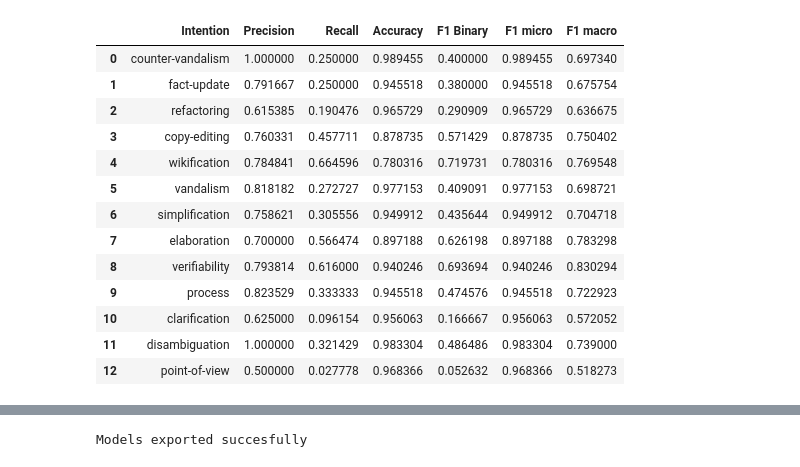
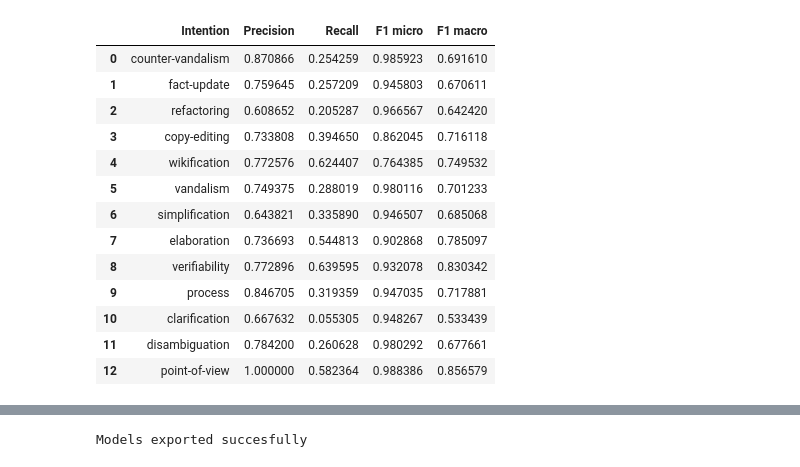
Before and after one commit to FRYoussef/TFG_Wiki, a Jupyter notebook: scripts/model_generation.ipynb, the cells around one changed output, grey strips where cells are left out. Cells and saved outputs as stored; diff of their text form; code cells hidden in the pictures.

```diff
--- a/scripts/model_generation.ipynb
+++ b/scripts/model_generation.ipynb
@@ -247,41 +409,42 @@ El próximo modelo a generar es el Random Forest.
 # %%
 base_rf_precision = []
 base_rf_recall = []
-base_rf_f1 = []
 base_rf_f1_micro = []
 base_rf_f1_macro = []
-base_rf_accuracy = []
+
 
 for intention in intentions:
 
     baseline_model = RandomForestClassifier(random_state = 64)
-    baseline_model.fit(X_train, y_train[intention])
 
-    y_pred = baseline_model.predict(X_test)
-    base_rf_precision.append(precision_score(y_test[intention], y_pred))
-    base_rf_recall.append(recall_score(y_test[intention], y_pred))
-    base_rf_f1.append(f1_score(y_test[intention], y_pred))
-    base_rf_f1_micro.append(f1_score(y_test[intention], y_pred, average = 'micro'))
-    base_rf_f1_macro.append(f1_score(y_test[intention], y_pred, average = 'macro'))
-    base_rf_accuracy.append(accuracy_score(y_test[intention], y_pred))
+    gs_rf = GridSearchCV(baseline_model,
+                      param_grid={},
+                      scoring=scoring, cv=4, refit='macro', return_train_score=True)
+    gs_rf.fit(X, y[intention])
+    results = gs_rf.cv_results_
+
+    base_rf_precision.append(results['mean_test_Precision'][gs_rf.best_index_])
+    base_rf_recall.append(results['mean_test_recall'][gs_rf.best_index_])
+    base_rf_f1_micro.append(results['mean_test_micro'][gs_rf.best_index_])
+    base_rf_f1_macro.append(results['mean_test_macro'][gs_rf.best_index_])
 
 
 base_rf_model_data = pandas.DataFrame({'Intention':intentions,'Precision':base_rf_precision, 'Recall': base_rf_recall
-                                     , 'Accuracy':base_rf_accuracy, 'F1 Binary':base_rf_f1, 'F1 micro': base_rf_f1_micro
+                                     , 'F1 micro': base_rf_f1_micro
                                      , 'F1 macro': base_rf_f1_macro })
 base_rf_model_data.head(15)
 # %% [output]
-|  | Intention | Precision | Recall | Accuracy | F1 Binary | F1 micro | F1 macro |
-| 0 | counter-vandalism | 1.000000 | 0.250000 | 0.989455 | 0.400000 | 0.989455 | 0.697340 |
-| 1 | fact-update | 0.791667 | 0.250000 | 0.945518 | 0.380000 | 0.945518 | 0.675754 |
-| 2 | refactoring | 0.615385 | 0.190476 | 0.965729 | 0.290909 | 0.965729 | 0.636675 |
-| 3 | copy-editing | 0.760331 | 0.457711 | 0.878735 | 0.571429 | 0.878735 | 0.750402 |
-| 4 | wikification | 0.784841 | 0.664596 | 0.780316 | 0.719731 | 0.780316 | 0.769548 |
-| 5 | vandalism | 0.818182 | 0.272727 | 0.977153 | 0.409091 | 0.977153 | 0.698721 |
-| 6 | simplification | 0.758621 | 0.305556 | 0.949912 | 0.435644 | 0.949912 | 0.704718 |
-| 7 | elaboration | 0.700000 | 0.566474 | 0.897188 | 0.626198 | 0.897188 | 0.783298 |
-| 8 | verifiability | 0.793814 | 0.616000 | 0.940246 | 0.693694 | 0.940246 | 0.830294 |
-| 9 | process | 0.823529 | 0.333333 | 0.945518 | 0.474576 | 0.945518 | 0.722923 |
-| 10 | clarification | 0.625000 | 0.096154 | 0.956063 | 0.166667 | 0.956063 | 0.572052 |
-| 11 | disambiguation | 1.000000 | 0.321429 | 0.983304 | 0.486486 | 0.983304 | 0.739000 |
-| 12 | point-of-view | 0.500000 | 0.027778 | 0.968366 | 0.052632 | 0.968366 | 0.518273 |
+|  | Intention | Precision | Recall | F1 micro | F1 macro |
+| 0 | counter-vandalism | 0.870866 | 0.254259 | 0.985923 | 0.691610 |
+| 1 | fact-update | 0.759645 | 0.257209 | 0.945803 | 0.670611 |
+| 2 | refactoring | 0.608652 | 0.205287 | 0.966567 | 0.642420 |
+| 3 | copy-editing | 0.733808 | 0.394650 | 0.862045 | 0.716118 |
+| 4 | wikification | 0.772576 | 0.624407 | 0.764385 | 0.749532 |
+| 5 | vandalism | 0.749375 | 0.288019 | 0.980116 | 0.701233 |
+| 6 | simplification | 0.643821 | 0.335890 | 0.946507 | 0.685068 |
+| 7 | elaboration | 0.736693 | 0.544813 | 0.902868 | 0.785097 |
+| 8 | verifiability | 0.772896 | 0.639595 | 0.932078 | 0.830342 |
+| 9 | process | 0.846705 | 0.319359 | 0.947035 | 0.717881 |
+| 10 | clarification | 0.667632 | 0.055305 | 0.948267 | 0.533439 |
+| 11 | disambiguation | 0.784200 | 0.260628 | 0.980292 | 0.677661 |
+| 12 | point-of-view | 1.000000 | 0.582364 | 0.988386 | 0.856579 |
```
Also changed, not shown: parts of 148 cells of this notebook.
